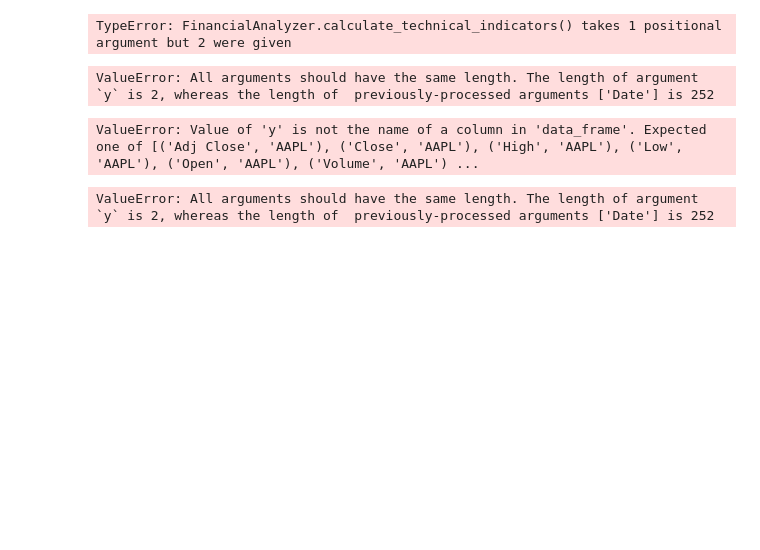
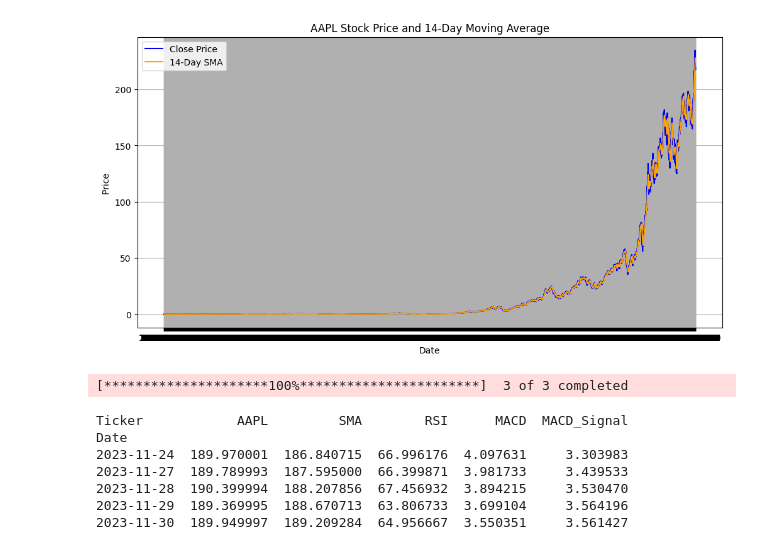
Before and after one commit to SosiSis/Nova-Financial-Solution, a Jupyter notebook: notebooks/financial_analysis.ipynb, the cells around one changed output. Drawn from its saved outputs; the diff is of its cells as text; code cells hidden in the pictures; blank space fills up the shorter version.

```diff
--- a/notebooks/financial_analysis.ipynb
+++ b/notebooks/financial_analysis.ipynb
@@ -71,21 +61,30 @@ stock_data
+# %%
+df['SMA_14'] = ta.SMA(df['Close'], timeperiod=14)
+financial_analyzer.FinancialAnalyzer.plot_stock_and_sma(df)
+# %% [output]
+[figure, added]
+# %%
+# Example Usage
+from financial_analyzer import FinancialAnalyzer
+
+
+tickers = ['AAPL', 'MSFT', 'GOOG']
+start_date = '2020-01-01'
+end_date = '2023-12-01'
+
+# Initialize the financial analyzer
+analyzer = FinancialAnalyzer(tickers, start_date, end_date)
+# %% [output]
+[*********************100%***********************]  3 of 3 completed
 # %%
-# Calculate technical indicators
-stock_data_indicators = analyzer.calculate_technical_indicators(stock_data)
-stock_data_indicators.tail()
+# Calculate technical indicators for a single stock (e.g., AAPL)
+aapl_data = analyzer.calculate_technical_indicators('AAPL')
+print(aapl_data.tail())
 # %% [output]
-TypeError: FinancialAnalyzer.calculate_technical_indicators() takes 1 positional argument but 2 were given
+Ticker            AAPL         SMA        RSI      MACD  MACD_Signal
+Date
+2023-11-24  189.970001  186.840715  66.996176  4.097631     3.303983
+2023-11-27  189.789993  187.595000  66.399871  3.981733     3.439533
+2023-11-28  190.399994  188.207856  67.456932  3.894215     3.530470
+2023-11-29  189.369995  188.670713  63.806733  3.699104     3.564196
+2023-11-30  189.949997  189.209284  64.956667  3.550351     3.561427
-# %%
-# Plot stock data
-analyzer.plot_stock_data(stock_data)
-# %% [output]
-ValueError: All arguments should have the same length. The length of argument `y` is 2, whereas the length of  previously-processed arguments ['Date'] is 252
-# %%
-# Plot RSI
-analyzer.plot_rsi(stock_data)
-# %% [output]
-ValueError: Value of 'y' is not the name of a column in 'data_frame'. Expected one of [('Adj Close', 'AAPL'), ('Close', 'AAPL'), ('High', 'AAPL'), ('Low', 'AAPL'), ('Open', 'AAPL'), ('Volume', 'AAPL') ...
-# %%
-# Plot EMA
-analyzer.plot_ema(stock_data)
-# %% [output]
-ValueError: All arguments should have the same length. The length of argument `y` is 2, whereas the length of  previously-processed arguments ['Date'] is 252
```
Also changed, not shown: parts of 18 cells of this notebook, 2 other files.
